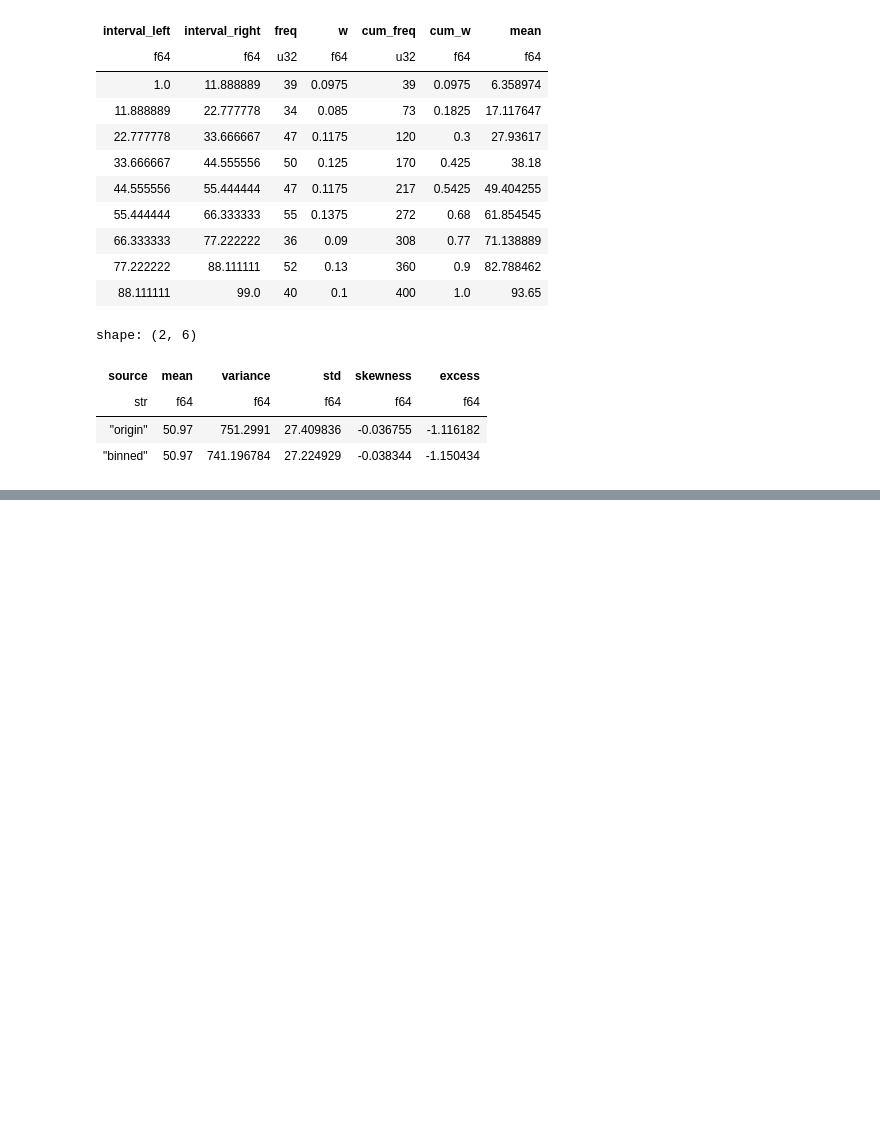
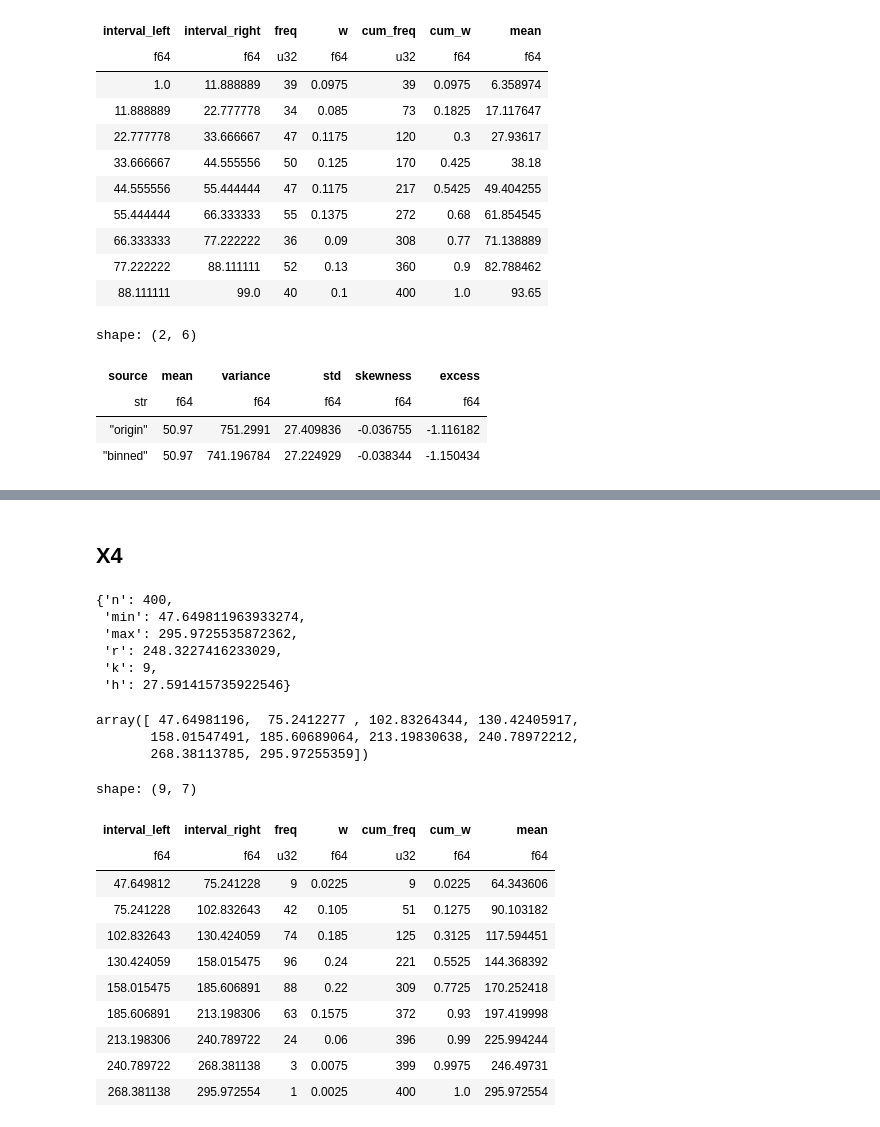
Before and after one commit to Shtskkh/MfDS, a Jupyter notebook: ind_work_2.ipynb, the cells around one changed output, grey strips where cells are left out. Cells and saved outputs as stored; diff of their text form; code cells hidden in the pictures; blank space fills up the shorter version.

```diff
--- a/ind_work_2.ipynb
+++ b/ind_work_2.ipynb
@@ -245,0 +403,37 @@ shape: (2, 6)
+# %% [markdown]
+## Х4
+# %%
+x4 = df.get_column("Х4")
+# %%
+x4_stats = get_col_stats(x4)
+x4_stats
+# %% [output]
+{'n': 400,
+ 'min': 47.649811963933274,
+ 'max': 295.9725535872362,
+ 'r': 248.3227416233029,
+ 'k': 9,
+ 'h': 27.591415735922546}
+# %%
+x4_bins = get_bins(x4_stats)
+x4_bins
+# %% [output]
+array([ 47.64981196,  75.2412277 , 102.83264344, 130.42405917,
+       158.01547491, 185.60689064, 213.19830638, 240.78972212,
+       268.38113785, 295.97255359])
+# %%
+x4_intervals = get_interval_table(x4)
+x4_intervals
+# %% [output]
+shape: (9, 7)
+| interval_left | interval_right | freq | w | cum_freq | cum_w | mean |
+| f64 | f64 | u32 | f64 | u32 | f64 | f64 |
+| 47.649812 | 75.241228 | 9 | 0.0225 | 9 | 0.0225 | 64.343606 |
+| 75.241228 | 102.832643 | 42 | 0.105 | 51 | 0.1275 | 90.103182 |
+| 102.832643 | 130.424059 | 74 | 0.185 | 125 | 0.3125 | 117.594451 |
+| 130.424059 | 158.015475 | 96 | 0.24 | 221 | 0.5525 | 144.368392 |
+| 158.015475 | 185.606891 | 88 | 0.22 | 309 | 0.7725 | 170.252418 |
+| 185.606891 | 213.198306 | 63 | 0.1575 | 372 | 0.93 | 197.419998 |
+| 213.198306 | 240.789722 | 24 | 0.06 | 396 | 0.99 | 225.994244 |
+| 240.789722 | 268.381138 | 3 | 0.0075 | 399 | 0.9975 | 246.49731 |
+| 268.381138 | 295.972554 | 1 | 0.0025 | 400 | 1.0 | 295.972554 |
```
Also changed, not shown: parts of 77 cells of this notebook.
